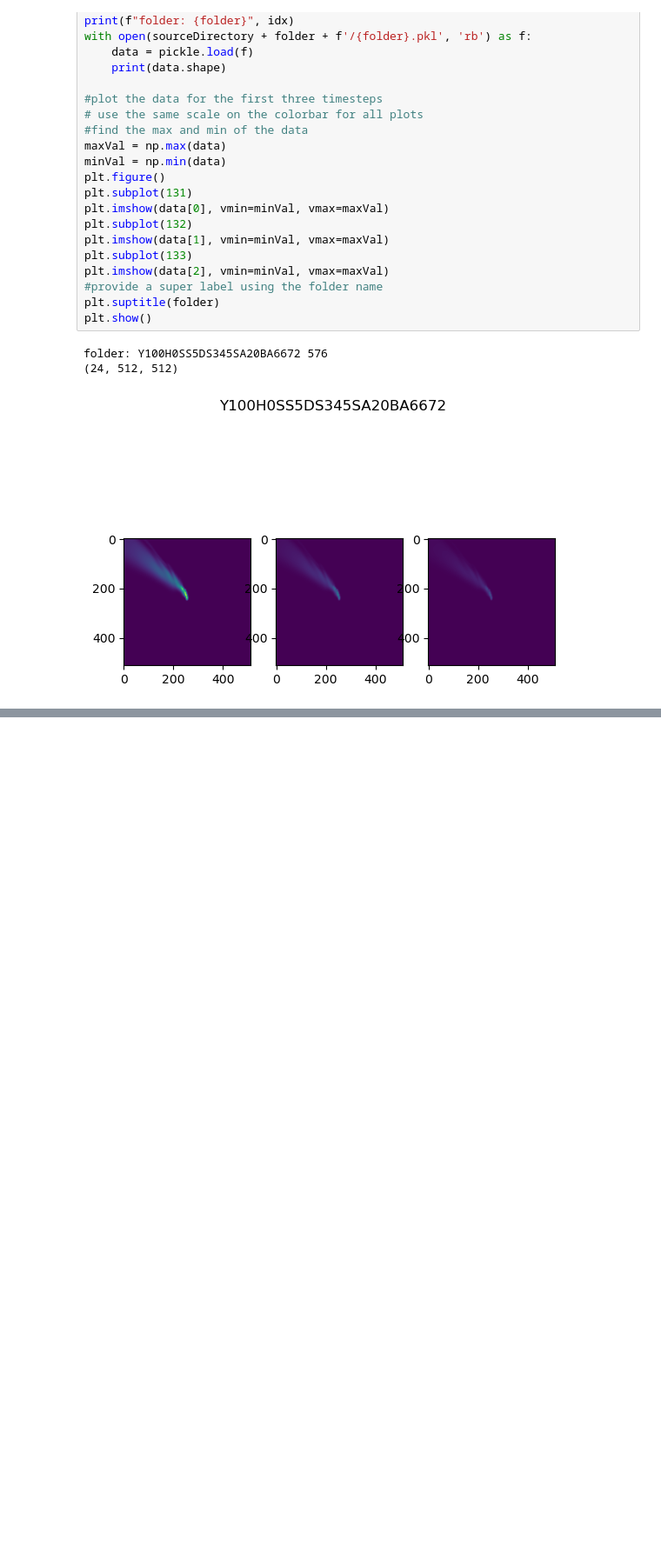
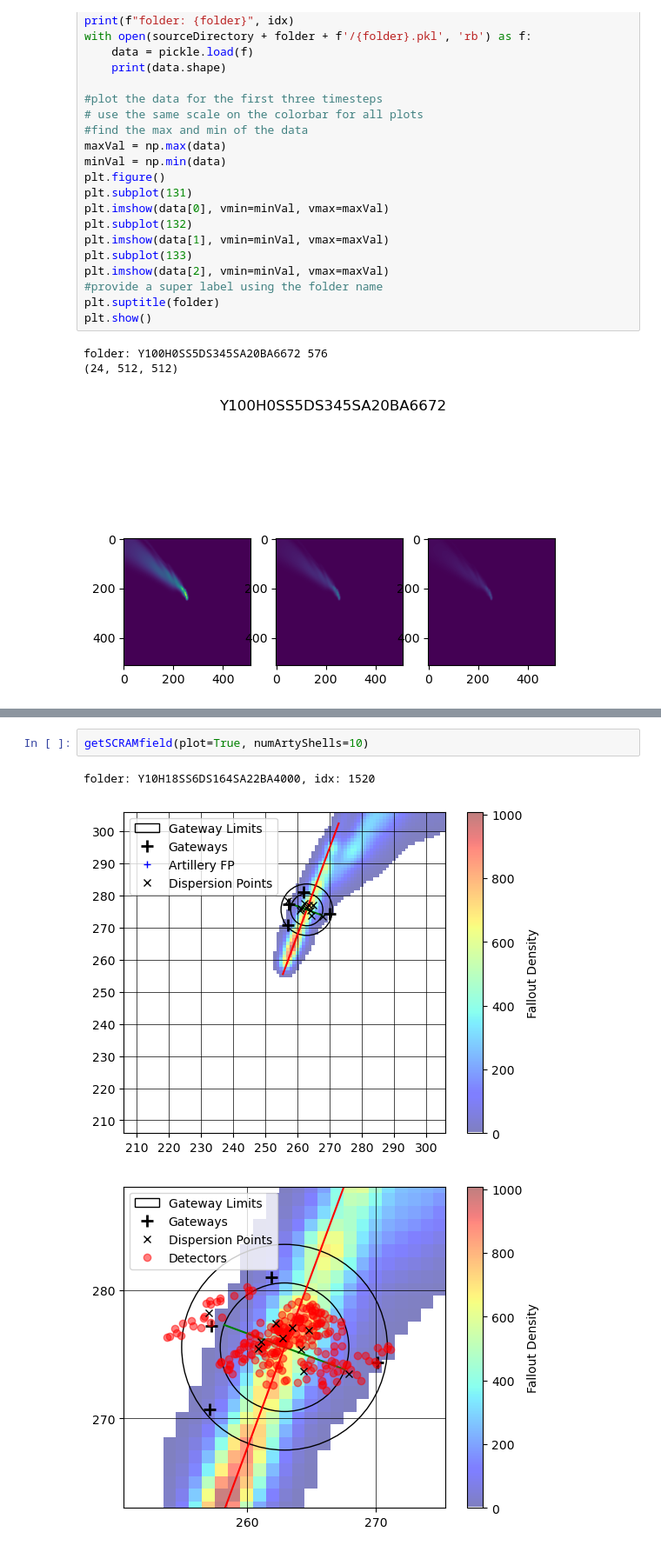
Before and after one commit to davidfobar/SCRAM, a Jupyter notebook: visualize_delfic_results.ipynb, the cells around one changed output, grey strips where cells are left out. Shown at 87% size. Saved outputs shown, nothing was run; the diff lists cells and outputs as text; blank space fills up the shorter version.

```diff
--- a/visualize_delfic_results.ipynb
+++ b/visualize_delfic_results.ipynb
@@ -371,0 +302,6 @@ plt.show()
+# %%
+getSCRAMfield(plot=True, numArtyShells=10)
+# %% [output]
+folder: Y10H18SS6DS164SA22BA4000, idx: 1520
+[figure, added]
+[figure, added]
```
Also changed, not shown: parts of 5 cells of this notebook.
